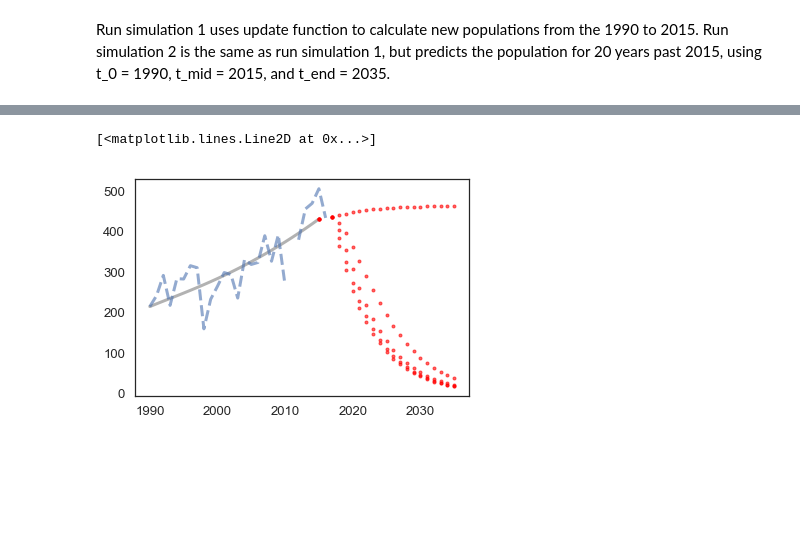
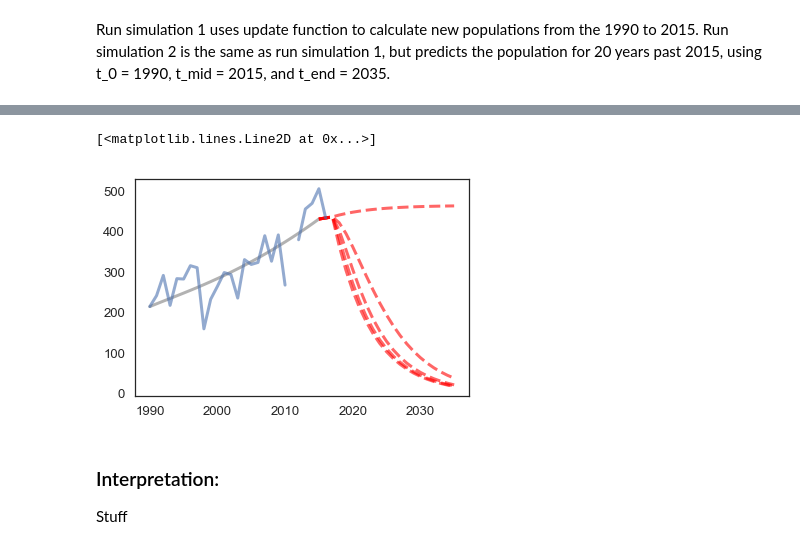
Before and after one commit to MellieZito/Project-1, a Jupyter notebook: code/otters.ipynb, the cells around one changed output, grey strips where cells are left out. Drawn from its saved outputs; the diff is of its cells as text; code cells hidden in the pictures; blank space fills up the shorter version.

Commit message:
Fixed coding issues, plots complete

```diff
--- a/code/otters.ipynb
+++ b/code/otters.ipynb
@@ -299,25 +297,5 @@ system_2 = System(f_birth_rate = f_birth_rate,
                 t_end = t_end,
                 state = state2)
 
-
-plot(results_mature1, color='gray', label = 'otters')
-
 death_rate_array = linspace(0, 1, 5) # Array for death rate sweep
-
-sweep_pups = SweepSeries() # Array to hold swept pup data
-sweep_mature = SweepSeries() # Array to hold swept mature data
-
-for death_rate in death_rate_array: # Sweeping death rate
-    results_mature = run_simulation2(system_2, death_rate, update_func2)[0];
-    results_pups = run_simulation2(system_2, death_rate, update_func2)[1];
-
-    sweep_pups = results_pups
-    sweep_mature = results_mature
-
-    plot(sweep_mature, ".", color = 'red', label = 'model predicted otters')
-
-
-plot(f_mature+m_mature, "--", label='og otters')
-
-#print(sweep_mature) #issue is mature starts increasing at some point
 # %% [output]
@@ -342,0 +303,16 @@ plot(f_mature+m_mature, "--", label='og otters')
+# %%
+plot(results_mature1, color='gray', label = 'otters')
+
+sweep_pups = SweepSeries() # Array to hold swept pup data
+sweep_mature = SweepSeries() # Array to hold swept mature data
+
+for death_rate in death_rate_array: # Sweeping death rate
+    results_mature = run_simulation2(system_2, death_rate, update_func2)[0];
+    results_pups = run_simulation2(system_2, death_rate, update_func2)[1];
+
+    sweep_pups = results_pups
+    sweep_mature = results_mature
+
+    plot(sweep_mature, "--", color = 'red', label = 'model predicted otters')
+
+plot(f_mature+m_mature, label='og otters')
@@ -343,16 +322,22 @@ plot(f_mature+m_mature, "--", label='og otters')
 # %%
 plot(results_pups1, color='gray', label = 'otters')
+
+sweep_pups = SweepSeries()
+sweep_mature = SweepSeries()
 
 for death_rate in death_rate_array: # Sweeping death rate
     results_mature = run_simulation2(system_2, death_rate, update_func2)[0];
     results_pups = run_simulation2(system_2, death_rate, update_func2)[1];
 
     sweep_pups = results_pups
     sweep_mature = results_mature
 
-    plot(sweep_pups, ".", color = 'red', label = 'model predicted otters')
+    plot(sweep_pups, "--", color = 'red', label = 'model predicted otters')
 
-plot(female_pups+male_pups, "--", label='og otters')
+plot(female_pups+male_pups, label='og otters')
 # %% [output]
 [<matplotlib.lines.Line2D at 0x...>]
-[figure, old version]
+[figure, new version]
+# %% [markdown]
+### Interpretation:
+Stuff
```
Also changed, not shown: parts of 3 cells of this notebook.
